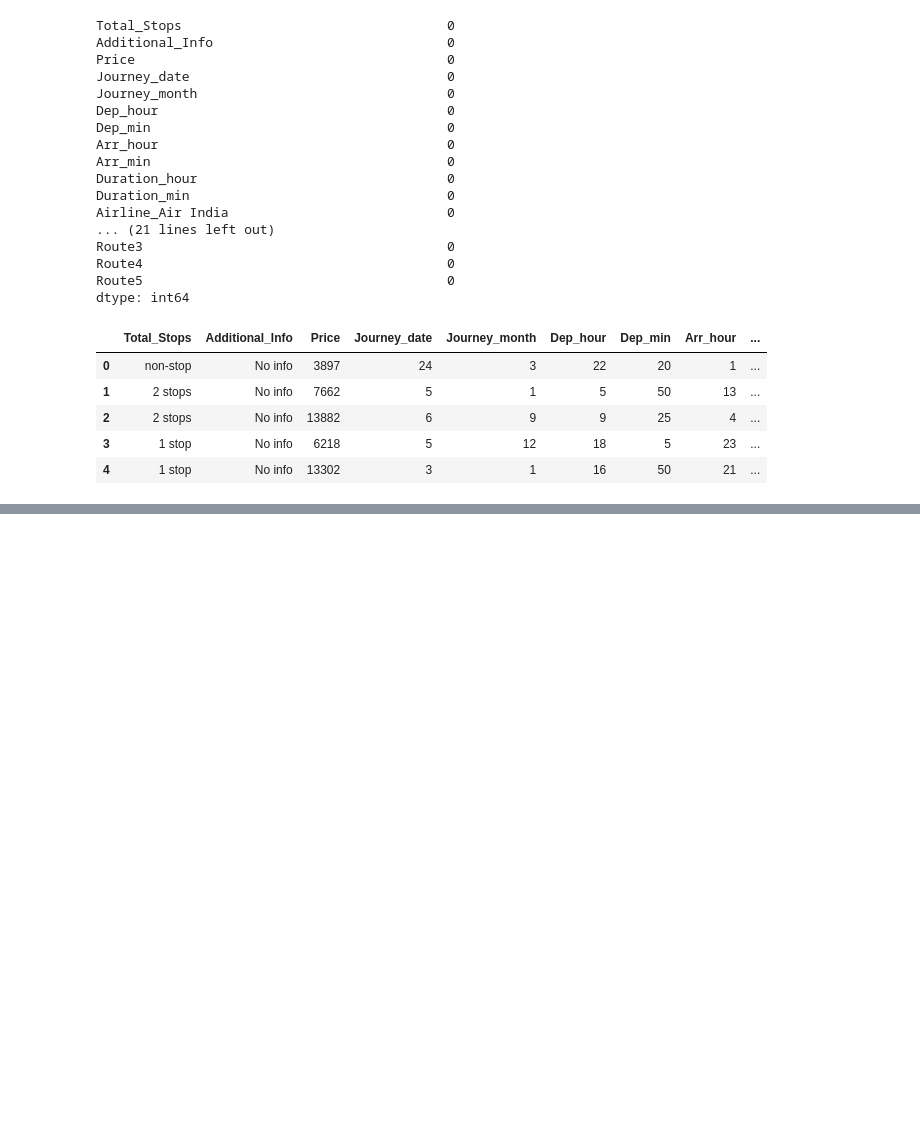
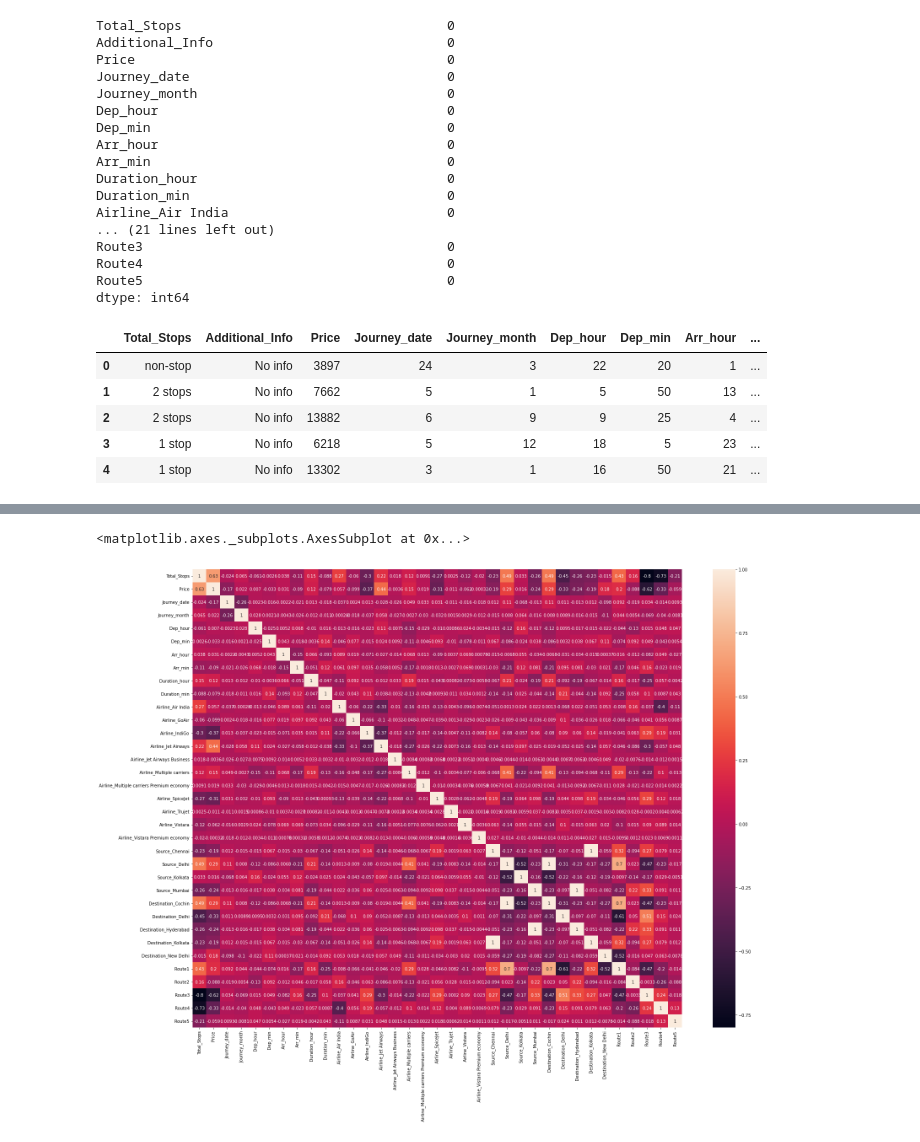
Before and after one commit to joeldsouza2001/ML, a Jupyter notebook: flight_fare_prediction.ipynb, the cells around one changed output, grey strips where cells are left out. Saved outputs shown, nothing was run; the diff lists cells and outputs as text; code cells hidden in the pictures; blank space fills up the shorter version.

```diff
--- a/flight_fare_prediction.ipynb
+++ b/flight_fare_prediction.ipynb
@@ -482,0 +501,4 @@ for i in ['Route1','Route2','Route3','Route4','Route5']:
+# %%
+total_stops_dict = {'non-stop':0,'1 stop':1,'2 stops':2,'3 stops':3,'4 stops':4}
+
+dt['Total_Stops'] = dt['Total_Stops'].map(total_stops_dict)
@@ -482,0 +539,2 @@ for i in ['Route1','Route2','Route3','Route4','Route5']:
+# %%
+dt['Price'] = np.where(dt['Price']>=40000,dt['Price'].median(),dt['Price'])
@@ -482,0 +565,6 @@ for i in ['Route1','Route2','Route3','Route4','Route5']:
+# %%
+plt.figure(figsize=(26,20))
+sns.heatmap(dt.corr(),annot=True)
+# %% [output]
+<matplotlib.axes._subplots.AxesSubplot at 0x...>
+[figure, added]
```
Also changed, not shown: parts of 24 cells of this notebook.
